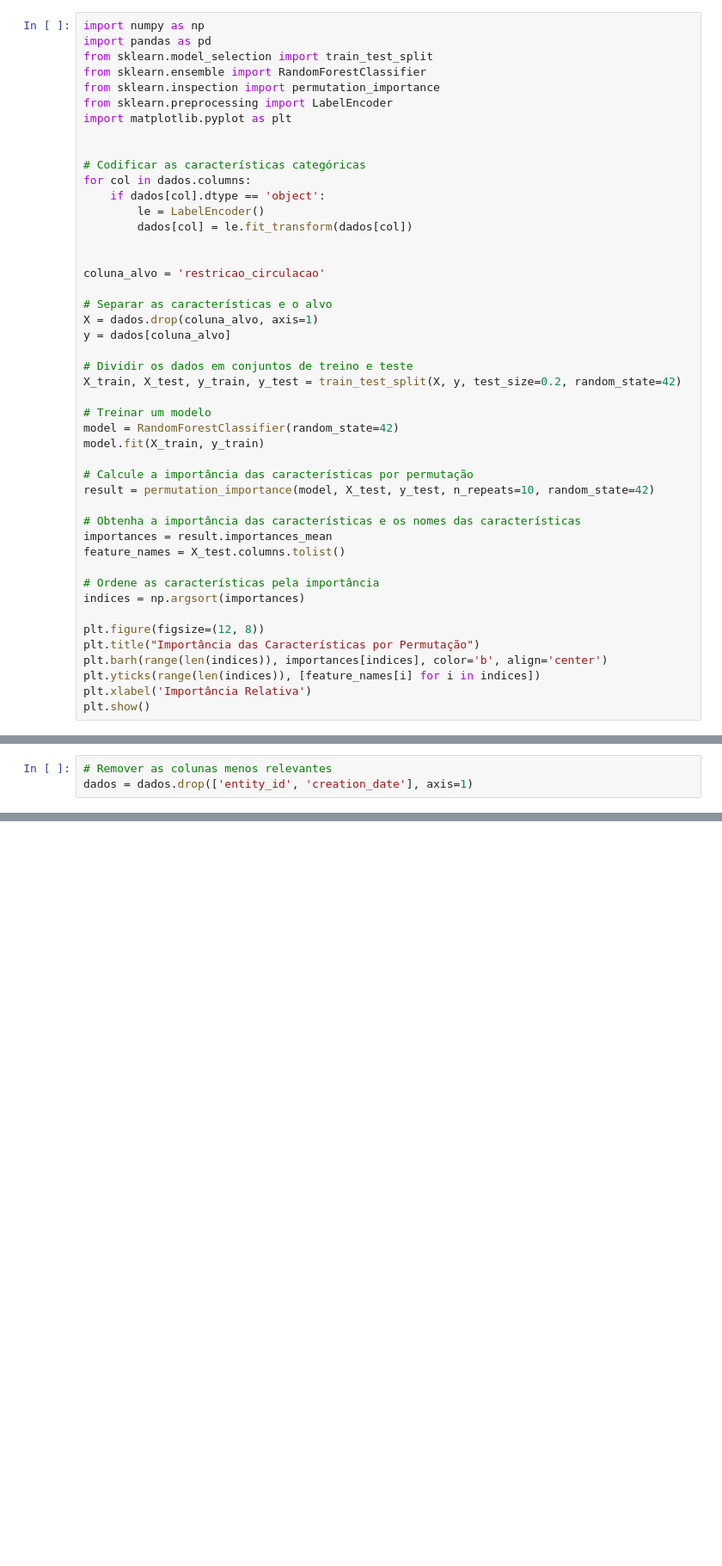
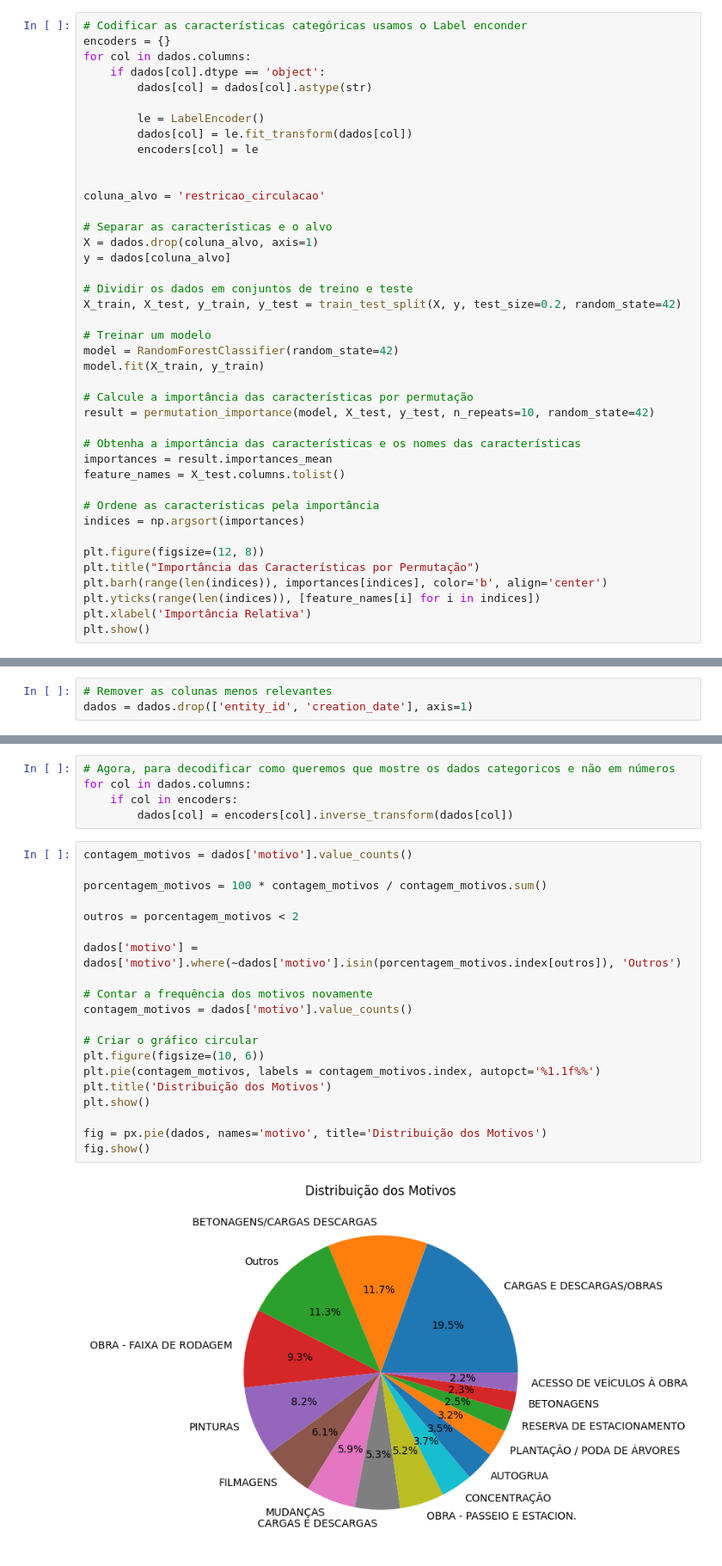
Before and after one commit to henriquePonte/PG-Transito, a Jupyter notebook: G6-Transito.ipynb, the cells around one changed output, grey strips where cells are left out. Shown at 86% size. Cells and saved outputs as stored; diff of their text form; blank space fills up the shorter version.

```diff
--- a/G6-Transito.ipynb
+++ b/G6-Transito.ipynb
@@ -27,20 +37,15 @@ dados.head(10)
 | 8 | EMEL.condicionamentoTransito.COND... | Relevante | Passeio | Banco Santander Totta - Banco San... | [{'end_date': '1616072400000', 'd... | CONCENTRAÇÃO | {'type': 'GeometryCollection', 'g... | ... |
 | 9 | EMEL.condicionamentoTransito.COND... | Relevante | Estreitamento de via | Praça da Constituição de 1976, Fr... | [{'end_date': '1616090400000', 'd... | CONCENTRAÇÃO | {'type': 'GeometryCollection', 'g... | ... |
 # %%
-import numpy as np
-import pandas as pd
-from sklearn.model_selection import train_test_split
-from sklearn.ensemble import RandomForestClassifier
-from sklearn.inspection import permutation_importance
-from sklearn.preprocessing import LabelEncoder
-import matplotlib.pyplot as plt
-
-
-# Codificar as características categóricas
+# Codificar as características categóricas usamos o Label enconder
+encoders = {}
 for col in dados.columns:
     if dados[col].dtype == 'object':
+        dados[col] = dados[col].astype(str)
+
         le = LabelEncoder()
         dados[col] = le.fit_transform(dados[col])
+        encoders[col] = le
 
 
 coluna_alvo = 'restricao_circulacao'
@@ -272,0 +280,27 @@ plt.show()
+# %%
+# Agora, para decodificar como queremos que mostre os dados categoricos e não em números
+for col in dados.columns:
+    if col in encoders:
+        dados[col] = encoders[col].inverse_transform(dados[col])
+# %%
+contagem_motivos = dados['motivo'].value_counts()
+
+porcentagem_motivos = 100 * contagem_motivos / contagem_motivos.sum()
+
+outros = porcentagem_motivos < 2
+
+dados['motivo'] = dados['motivo'].where(~dados['motivo'].isin(porcentagem_motivos.index[outros]), 'Outros')
+
+# Contar a frequência dos motivos novamente
+contagem_motivos = dados['motivo'].value_counts()
+
+# Criar o gráfico circular
+plt.figure(figsize=(10, 6))
+plt.pie(contagem_motivos, labels = contagem_motivos.index, autopct='%1.1f%%')
+plt.title('Distribuição dos Motivos')
+plt.show()
+
+fig = px.pie(dados, names='motivo', title='Distribuição dos Motivos')
+fig.show()
+# %% [output]
+[figure, added]
```
Also changed, not shown: parts of 5 cells of this notebook.
